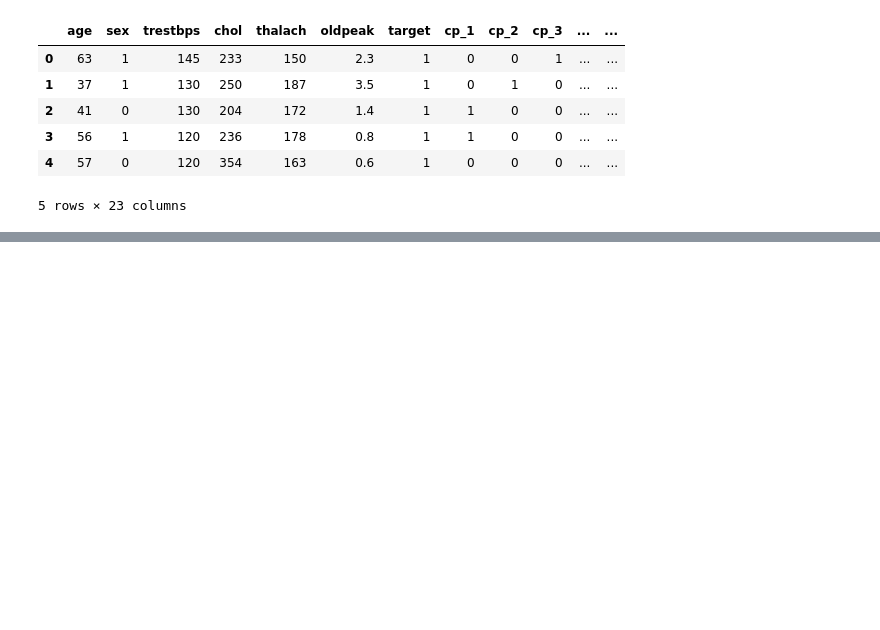
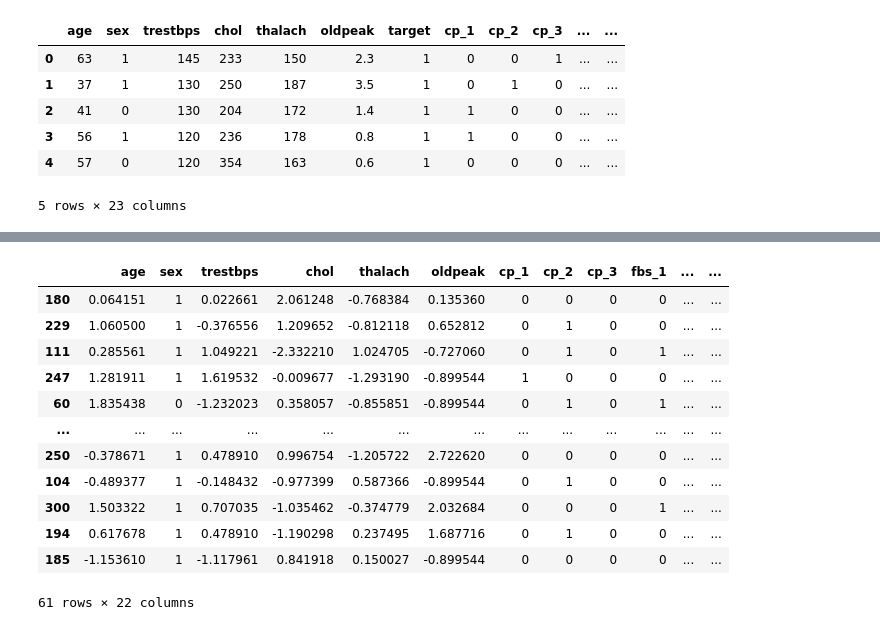
Before and after one commit to KiranKumar7901/Heart-Disease-Prediction-Project, a Jupyter notebook: Heart Disease prediction/Heart Disease Prediction.ipynb, the cells around one changed output, grey strips where cells are left out. Saved outputs shown, nothing was run; the diff lists cells and outputs as text; code cells hidden in the pictures; blank space fills up the shorter version.

```diff
--- a/Heart Disease prediction/Heart Disease Prediction.ipynb
+++ b/Heart Disease prediction/Heart Disease Prediction.ipynb
@@ -125,0 +126,16 @@ Name: target, Length: 241, dtype: int64
+# %%
+x_test
+# %% [output]
+|  | age | sex | trestbps | chol | thalach | oldpeak | cp_1 | cp_2 | cp_3 | fbs_1 | ... | ... |
+| 180 | 0.064151 | 1 | 0.022661 | 2.061248 | -0.768384 | 0.135360 | 0 | 0 | 0 | 0 | ... | ... |
+| 229 | 1.060500 | 1 | -0.376556 | 1.209652 | -0.812118 | 0.652812 | 0 | 1 | 0 | 0 | ... | ... |
+| 111 | 0.285561 | 1 | 1.049221 | -2.332210 | 1.024705 | -0.727060 | 0 | 1 | 0 | 1 | ... | ... |
+| 247 | 1.281911 | 1 | 1.619532 | -0.009677 | -1.293190 | -0.899544 | 1 | 0 | 0 | 0 | ... | ... |
+| 60 | 1.835438 | 0 | -1.232023 | 0.358057 | -0.855851 | -0.899544 | 0 | 1 | 0 | 1 | ... | ... |
+| ... | ... | ... | ... | ... | ... | ... | ... | ... | ... | ... | ... | ... |
+| 250 | -0.378671 | 1 | 0.478910 | 0.996754 | -1.205722 | 2.722620 | 0 | 0 | 0 | 0 | ... | ... |
+| 104 | -0.489377 | 1 | -0.148432 | -0.977399 | 0.587366 | -0.899544 | 0 | 1 | 0 | 0 | ... | ... |
+| 300 | 1.503322 | 1 | 0.707035 | -1.035462 | -0.374779 | 2.032684 | 0 | 0 | 0 | 1 | ... | ... |
+| 194 | 0.617678 | 1 | 0.478910 | -1.190298 | 0.237495 | 1.687716 | 0 | 1 | 0 | 0 | ... | ... |
+| 185 | -1.153610 | 1 | -1.117961 | 0.841918 | 0.150027 | -0.899544 | 0 | 0 | 0 | 0 | ... | ... |
+61 rows × 22 columns
```
Also changed, not shown: parts of 23 cells of this notebook.
